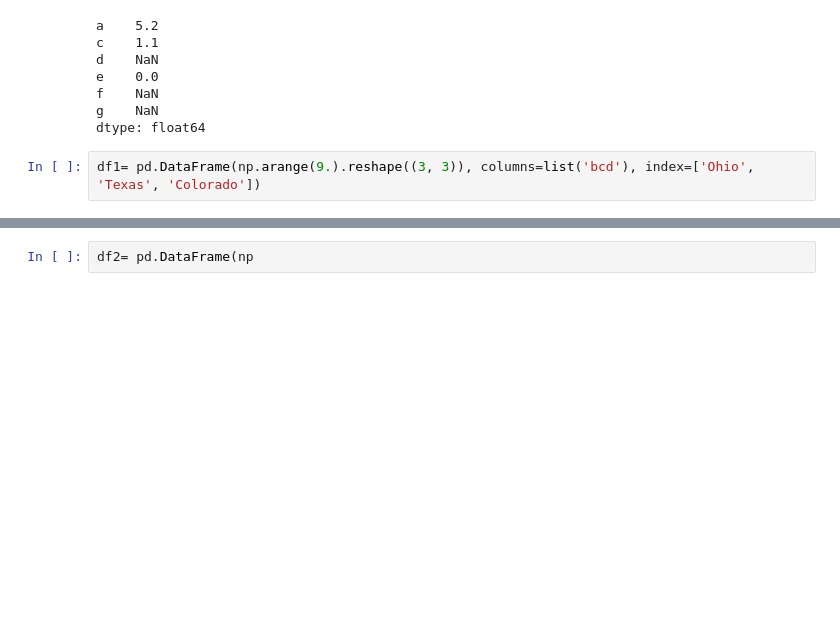
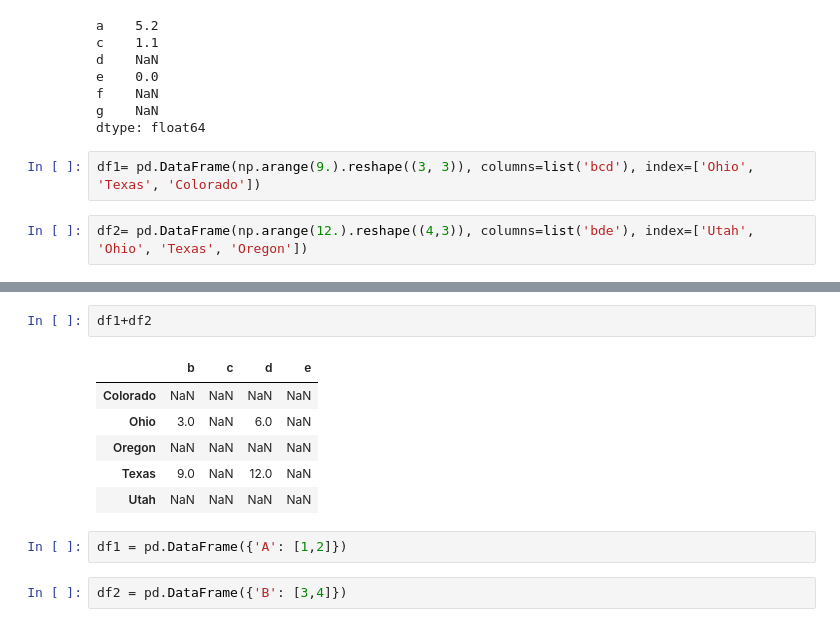
Before and after one commit to LydiaStoneKonstanski/WesCh5, a Jupyter notebook: Chapter5WorkAlong.ipynb, the cells around one changed output, grey strips where cells are left out. Drawn from its saved outputs; the diff is of its cells as text; blank space fills up the shorter version.

```diff
--- a/Chapter5WorkAlong.ipynb
+++ b/Chapter5WorkAlong.ipynb
@@ -899,3 +899,5 @@ g    NaN
 dtype: float64
 # %%
 df1= pd.DataFrame(np.arange(9.).reshape((3, 3)), columns=list('bcd'), index=['Ohio', 'Texas', 'Colorado'])
+# %%
+df2= pd.DataFrame(np.arange(12.).reshape((4,3)), columns=list('bde'), index=['Utah', 'Ohio', 'Texas', 'Oregon'])
@@ -902,2 +919,13 @@ df1= pd.DataFrame(np.arange(9.).reshape((3, 3)), columns=list('bcd'), index=['Oh
+# %%
+df1+df2
+# %% [output]
+|  | b | c | d | e |
+| Colorado | NaN | NaN | NaN | NaN |
+| Ohio | 3.0 | NaN | 6.0 | NaN |
+| Oregon | NaN | NaN | NaN | NaN |
+| Texas | 9.0 | NaN | 12.0 | NaN |
+| Utah | NaN | NaN | NaN | NaN |
+# %%
+df1 = pd.DataFrame({'A': [1,2]})
 # %%
-df2= pd.DataFrame(np
+df2 = pd.DataFrame({'B': [3,4]})
```
Also changed, not shown: parts of 43 cells of this notebook.
